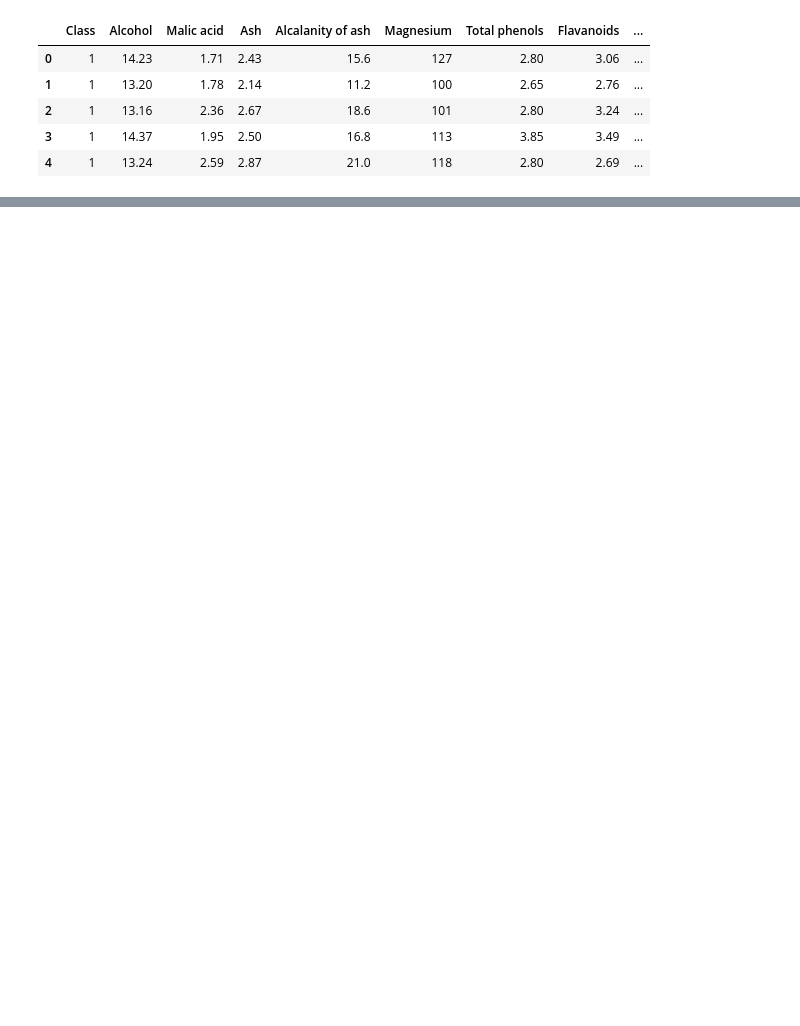
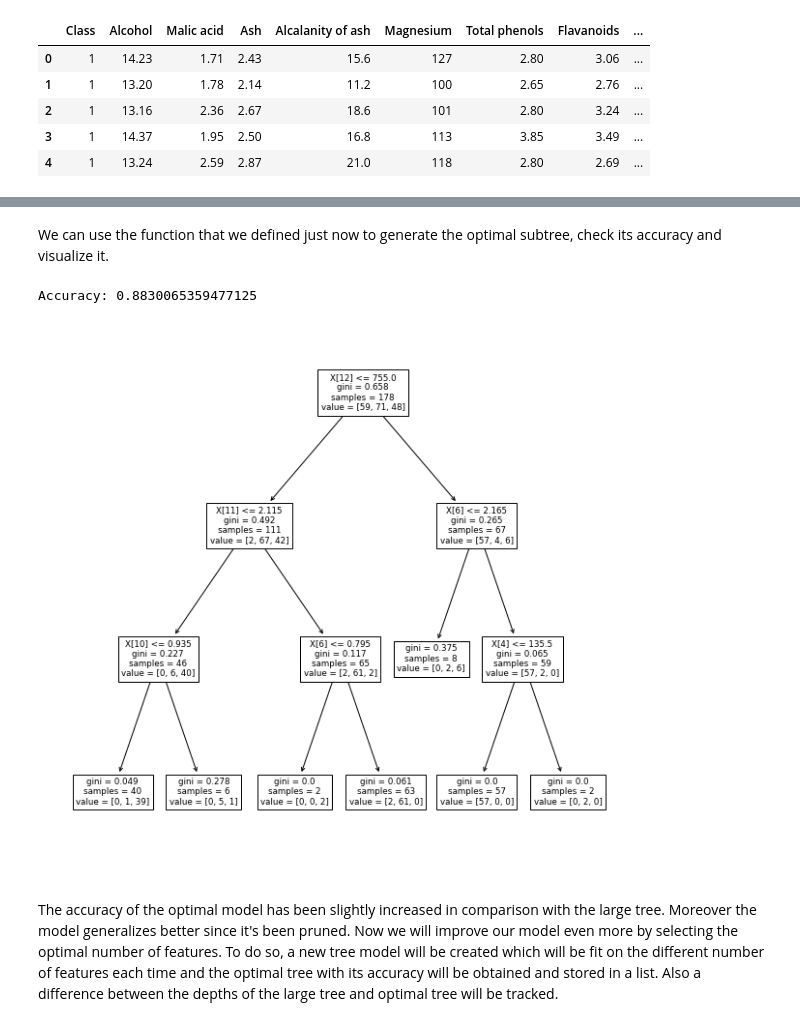
Before and after one commit to mickuz/lsed, a Jupyter notebook: Decision Trees.ipynb, the cells around one changed output, grey strips where cells are left out. Saved outputs shown, nothing was run; the diff lists cells and outputs as text; code cells hidden in the pictures; blank space fills up the shorter version.

```diff
--- a/Decision Trees.ipynb
+++ b/Decision Trees.ipynb
@@ -70,0 +72,29 @@ cross_val_score(clfs[-2], X, y, cv=10).mean()
+# %%
+def get_optimal_tree(clf, X_train, y_train):
+    path = clf.cost_complexity_pruning_path(X_train, y_train)
+    ccp_alphas = path.ccp_alphas
+
+    cv_scores = []
+    for ccp_alpha in ccp_alphas:
+        clf = tree.DecisionTreeClassifier(random_state=0, ccp_alpha=ccp_alpha)
+        score = cross_val_score(clf, X_train, y_train, cv=10).mean()
+        cv_scores.append(score)
+
+    optimal_ccp = ccp_alphas[np.argmax(cv_scores)]
+    optimal_clf = tree.DecisionTreeClassifier(random_state=0, ccp_alpha=optimal_ccp)
+    accuracy = cv_scores[np.argmax(cv_scores)]
+
+    return optimal_clf, accuracy
+# %% [markdown]
+We can use the function that we defined just now to generate the optimal subtree, check its accuracy and visualize it.
+# %%
+optimal_clf, accuracy = get_optimal_tree(clf, X, y)
+optimal_clf.fit(X, y)
+
+print('Accuracy: {}'.format(accuracy))
+draw_tree(optimal_clf, (10, 10))
+# %% [output]
+Accuracy: 0.8830065359477125
+[figure, added]
+# %% [markdown]
+The accuracy of the optimal model has been slightly increased in comparison with the large tree. Moreover the model generalizes better since it's been pruned. Now we will improve our model even more by selecting the optimal number of features. To do so, a new tree model will be created which will be fit on the different number of features each time and the optimal tree with its accuracy will be obtained and stored in a list. Also a difference between the depths of the large tree and optimal tree will be tracked.
```
Also changed, not shown: parts of 15 cells of this notebook.
